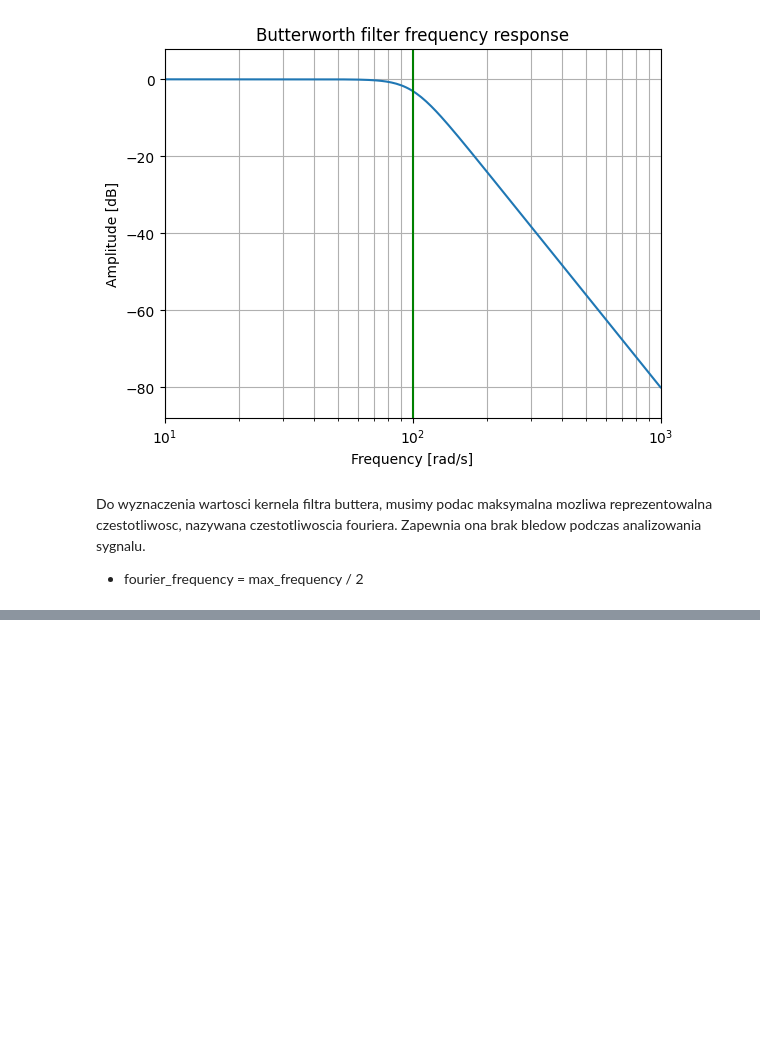
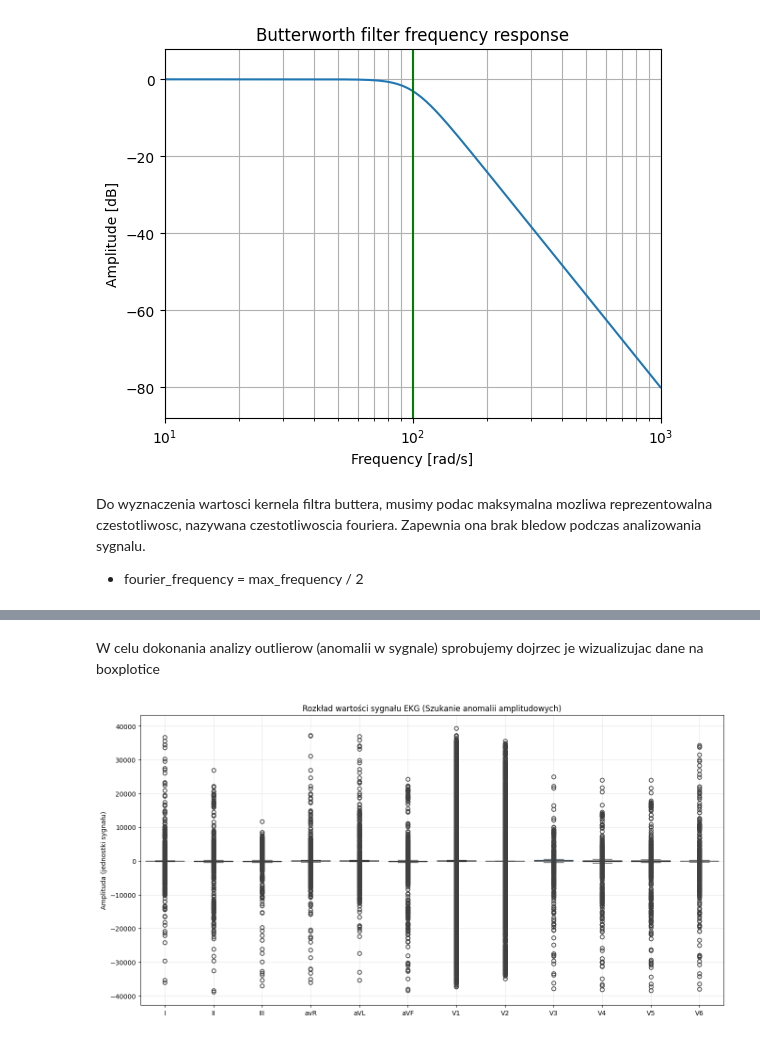
Before and after one commit to MichaelL200/Projekt-EKG, a Jupyter notebook: z2.ipynb, the cells around one changed output, grey strips where cells are left out. Cells and saved outputs as stored; diff of their text form; code cells hidden in the pictures; blank space fills up the shorter version.

Commit message:
signal windowing and anomaly detection

```diff
--- a/z2.ipynb
+++ b/z2.ipynb
@@ -127,0 +183,28 @@ print(resampled_df.head())
+# %% [markdown]
+W celu dokonania analizy outlierow (anomalii w sygnale) sprobujemy dojrzec je wizualizujac dane na boxplotice
+# %%
+import seaborn as sns
+
+
+def check_outliers_boxplot(X_data):
+
+    flattened_data = X_data.reshape(-1, 12)
+
+
+    df_temp = pd.DataFrame(flattened_data, columns=['I','II','III','avR','aVL','aVF','V1','V2','V3','V4','V5','V6'])
+
+
+    plt.figure(figsize=(16, 8))
+
+
+    sns.boxplot(data=df_temp)
+
+    plt.title("Rozkład wartości sygnału EKG (Szukanie anomalii amplitudowych)")
+    plt.ylabel("Amplituda (jednostki sygnału)")
+    plt.grid(True, alpha=0.3)
+    plt.show()
+
+X_data = create_windows(clean_df)
+check_outliers_boxplot(X_data)
+# %% [output]
+[figure, added]
```
Also changed, not shown: parts of 10 cells of this notebook.
